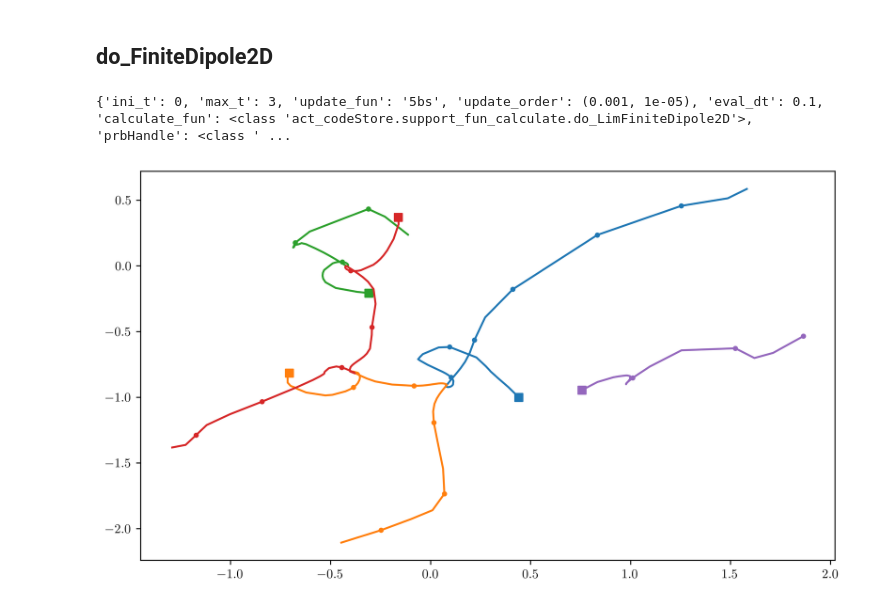
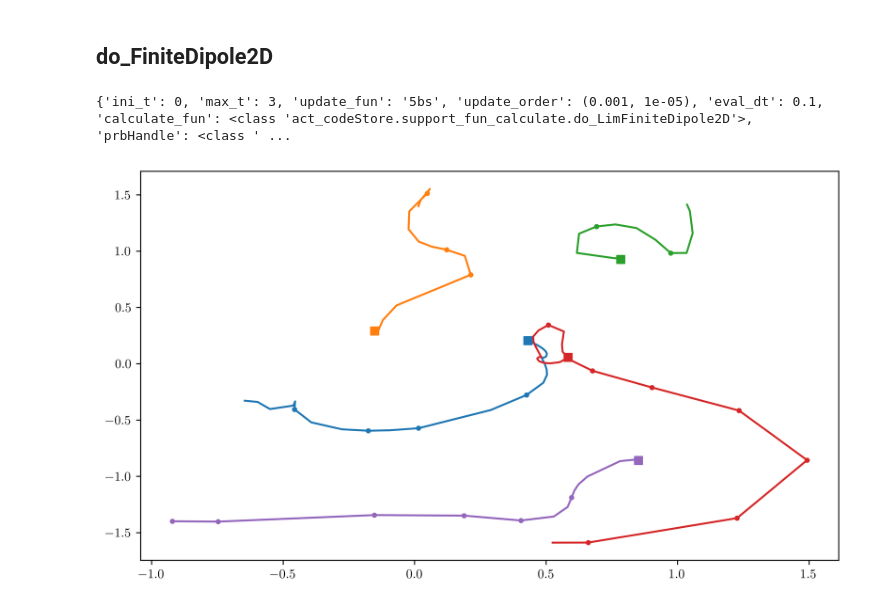
Before and after one commit to pcmagic/ActiveMatter, a Jupyter notebook: collectiveFish/try_FiniteDipole2D.ipynb, the cells around one changed output. Drawn from its saved outputs; the diff is of its cells as text; code cells hidden in the pictures.

```diff
--- a/collectiveFish/try_FiniteDipole2D.ipynb
+++ b/collectiveFish/try_FiniteDipole2D.ipynb
@@ -440,7 +496,7 @@ ptcHandle_dict = {
 nptc, max_t = 5, 3
 update_fun, (rtol, atol) = '5bs', (1e-3, 1e-5)
 overlap_epsilon = 1e-2
-un, ln, Xlim, seed = 1, 1, 1, 1
+un, ln, Xlim, seed = 1, 1, 1, 0
 attract, align = 1, 1
 calculate_fun = "do_LimFiniteDipole2D"
 
@@ -475,31 +531,31 @@ print(problem_kwargs)
 doPrb1 = problem_kwargs['calculate_fun'](**problem_kwargs)
 prb1 = doPrb1.do_calculate(ini_t=ini_t, max_t=max_t, eval_dt=eval_dt, )
 
 ################################################################################3
 
 # %matplotlib notebook
 %matplotlib inline
 
 figsize = np.array((16, 9))*0.5
 dpi = 500 if 'inline' in matplotlib.get_backend() else 100
 plt_tmin = -1
 nmarker = 0.1
 
 fig, axi = plt.subplots(1, 1, figsize=figsize, dpi=dpi, constrained_layout=True)
 fig.patch.set_facecolor('white')
 for obji, i0 in zip(prb1.obj_list, range(9)):
     color = 'C%d' % i0
     tidx = prb1.t_hist >= plt_tmin
     X_hist = obji.X_hist[tidx]
     axi.scatter(X_hist[0, 0], X_hist[0, 1], c=color, marker='s')
     axi.plot(X_hist[:, 0], X_hist[:, 1], '.-', color=color, markevery=nmarker)
 # support_fun.set_axes_equal(axi)
 
 # fig, axi = plt.subplots(1, 1, figsize=figsize, dpi=dpi, constrained_layout=True)
 # fig.patch.set_facecolor('white')
 # for obji, i0 in zip(prb1.obj_list, range(9)):
 #     color = 'C%d' % i0
 #     axi.plot(prb1.t_hist, obji.phi_hist / np.pi, '.-', color=color)
 # %% [output]
 {'ini_t': 0, 'max_t': 3, 'update_fun': '5bs', 'update_order': (0.001, 1e-05), 'eval_dt': 0.1, 'calculate_fun': <class 'act_codeStore.support_fun_calculate.do_LimFiniteDipole2D'>, 'prbHandle': <class ' ...
-[figure, old version]
+[figure, new version]
```
Also changed, not shown: parts of 1 cell of this notebook, 17 other files.
